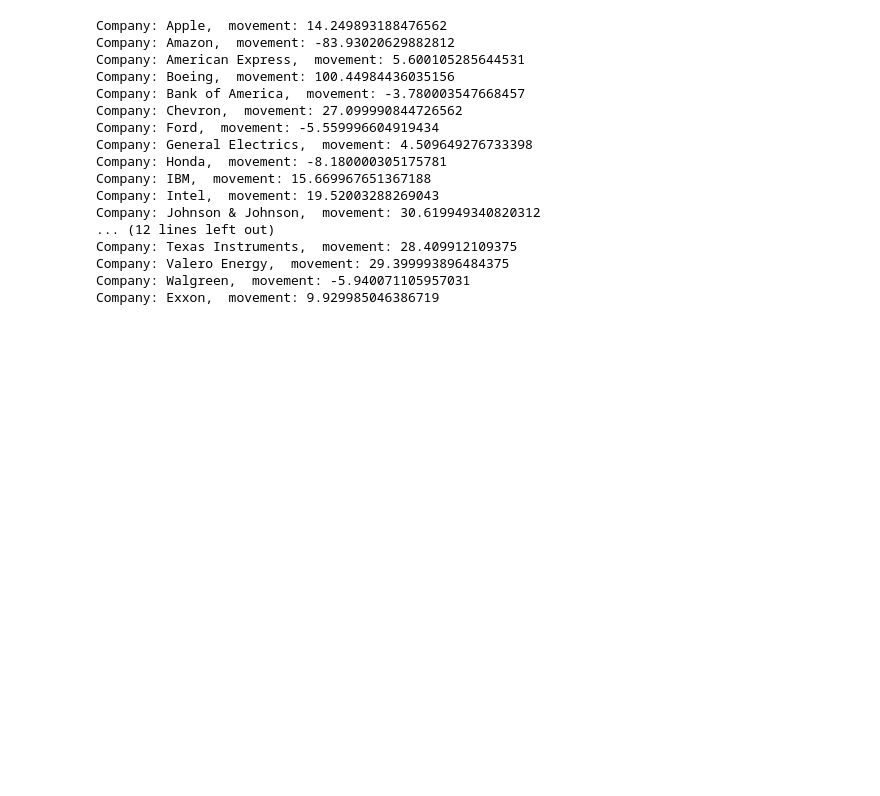
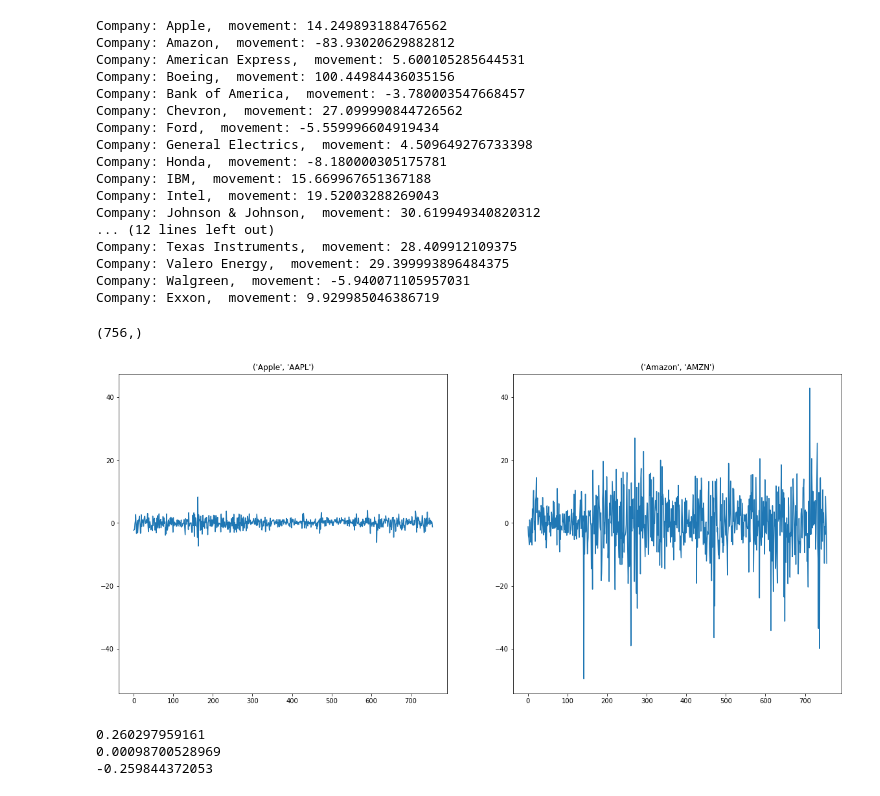
Before and after one commit to alias-pyking/machine-learning, a Jupyter notebook: Stock_market_clustering/stock_marktet_clustering.ipynb, the cells around one changed output. Drawn from its saved outputs; the diff is of its cells as text; code cells hidden in the pictures; blank space fills up the shorter version.

```diff
--- a/Stock_market_clustering/stock_marktet_clustering.ipynb
+++ b/Stock_market_clustering/stock_marktet_clustering.ipynb
@@ -156,3 +160,33 @@ Company: Texas Instruments,  movement: 28.409912109375
 Company: Valero Energy,  movement: 29.399993896484375
 Company: Walgreen,  movement: -5.940071105957031
 Company: Exxon,  movement: 9.929985046386719
+# %%
+movements[0,:].shape
+# %% [output]
+(756,)
+# %%
+# Visualizing the movements of companies
+plt.clf
+plt.figure(figsize=(20,20))
+ax1 = plt.subplot(221)
+plt.plot(movements[0,:])
+plt.title(companies[0])
+plt.subplot(222, sharey = ax1)
+plt.plot(movements[1][:])
+plt.title(companies[1])
+plt.show()
+# %% [output]
+[figure, added]
+# %%
+# Import Normalizer
+from sklearn.preprocessing import Normalizer
+
+normalizer = Normalizer()
+new = normalizer.fit_transform(movements)
+print(new.max())
+print(new.mean())
+print(new.min())
+# %% [output]
+0.260297959161
+0.00098700528969
+-0.259844372053
```
Also changed, not shown: parts of 9 cells of this notebook.
